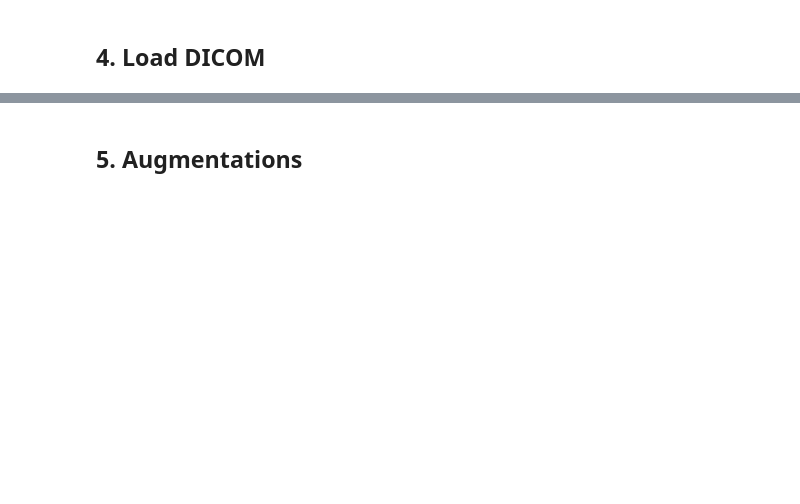
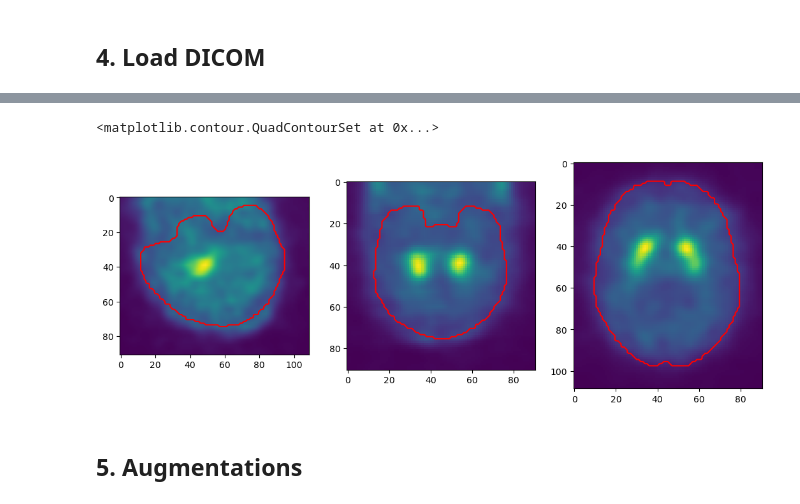
Before and after one commit to natnael1193/Unsupervised-Parkisnson-Imaging-Analysis, a Jupyter notebook: notebooks/pipeline/5_8_augmentation_experiment.ipynb, the cells around one changed output, grey strips where cells are left out. Saved outputs shown, nothing was run; the diff lists cells and outputs as text; code cells hidden in the pictures; blank space fills up the shorter version.

Commit message:
fix: Rewrite augmentation notebook, fix DICOM scaling, clean structure

```diff
--- a/notebooks/pipeline/5_8_augmentation_experiment.ipynb
+++ b/notebooks/pipeline/5_8_augmentation_experiment.ipynb
@@ -172,23 +142,24 @@ Encode output dim: 256
 # %% [markdown]
 ## 3. Load Images and Select 100 Subjects
 # %%
-# [LOAD-IMAGES]
 
-IMAGE_ROOT = Path('../../data/raw/ppmi_images')
+IMAGE_ROOT = Path(IMAGES_ROOT)
 GROUPS = {
     'PD':    IMAGE_ROOT / 'PPMI_Images_PD',
     'HC':    IMAGE_ROOT / 'PPMI_Images_Cont',
-    'SWEDD': IMAGE_ROOT / 'PPMI_Images_SWEDD'
+    'SWEDD': IMAGE_ROOT / 'PPMI_Images_SWEDD',
 }
 
 def find_dcm_files(root_dir, label):
-    """Recursively find all .dcm files and extract PATNO."""
+    """
+    Recursively find all .dcm files under root_dir.
+    Extracts PATNO from the first subfolder name.
+    Returns a list of dicts with PATNO, label, dcm_path.
+    """
     records = []
     for dcm_path in Path(root_dir).rglob('*.dcm'):
-        parts = dcm_path.parts
-        # PATNO is the first subfolder under the group root
         relative = dcm_path.relative_to(root_dir)
-        patno = relative.parts[0]
+        patno    = relative.parts[0]
         records.append({
             'PATNO':    patno,
             'label':    label,
@@ -196,29 +167,26 @@ def find_dcm_files(root_dir, label):
         })
     return records
 
+# Scan all three group folders
 print("Scanning image folders...")
 records = []
 for label, folder in GROUPS.items():
     found = find_dcm_files(folder, label)
     print(f"  {label}: {len(found)} scans found")
+    records.extend(found)
 
-    records.extend(found)
-print("Records", records)
+# Build dataframe — one row per unique subject
 df_images = pd.DataFrame(records)
 df_images = df_images.drop_duplicates(subset=['PATNO'], keep='first')
-
 print(f"\nTotal unique subjects: {len(df_images)}")
 print(df_images['label'].value_counts().to_string())
-print(f"\nSample paths:")
-print(df_images['dcm_path'].head(3).to_string())
 
 # Select 100 subjects — stratified by group
-np.random.seed(RANDOM_STATE)
-n_per_group = {'PD': 70, 'HC': 20, 'SWEDD': 10}
+N_PER_GROUP = {'PD': 70, 'HC': 20, 'SWEDD': 10}
 selected = []
-for label, n in n_per_group.items():
+for label, n in N_PER_GROUP.items():
     group = df_images[df_images['label'] == label]
-    n = min(n, len(group))
+    n     = min(n, len(group))
     selected.append(group.sample(n, random_state=RANDOM_STATE))
 
 df_selected = pd.concat(selected).reset_index(drop=True)
@@ -379,3 +279,18 @@ def load_and_transform(dcm_path):
+# %%
+orVol,_ = load_dicom(df_selected.iloc[90]['dcm_path'])
+plt.figure(figsize=(13,6))
+plt.subplot(131)
+plt.imshow(orVol[:,:,60])
+plt.contour(_mask[:,:,60],colors='r')
+plt.subplot(132)
+plt.imshow(orVol[:,40,:])
+plt.contour(_mask[:,40,:],colors='r')
+plt.subplot(133)
+plt.imshow(orVol[40,:,:])
+plt.contour(_mask[40,:,:],colors='r')
+# %% [output]
+<matplotlib.contour.QuadContourSet at 0x...>
+[figure, added]
 # %% [markdown]
 ## 5. Augmentations
 # %%
```
Also changed, not shown: parts of 31 cells of this notebook, 6 other files.
